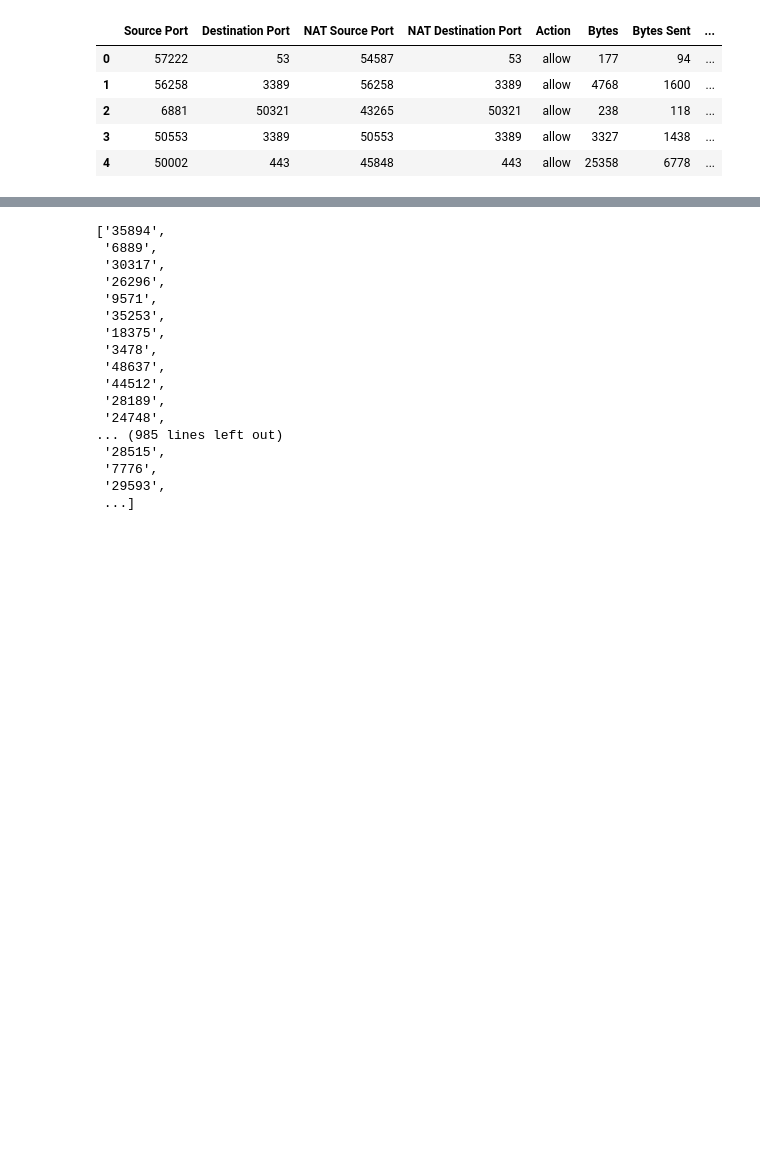
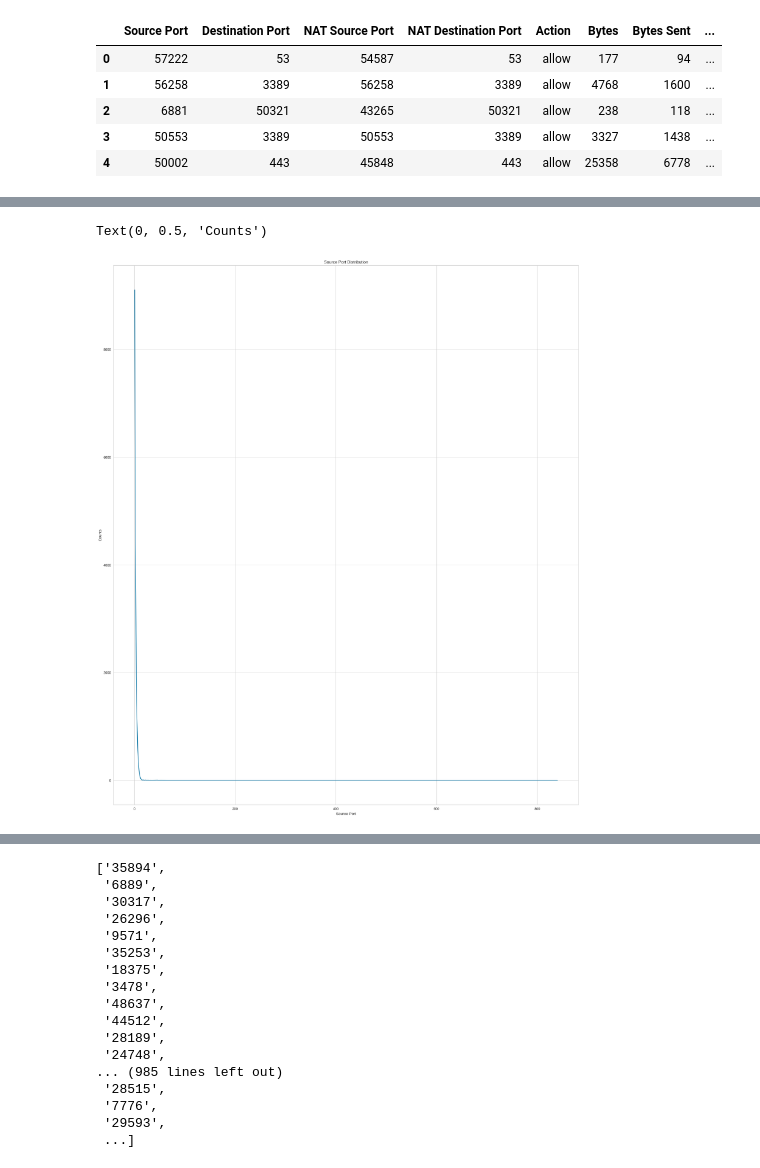
Before and after one commit to KendallScott/QTW, a Jupyter notebook: Case Study 5/Case_Study_5.ipynb, the cells around one changed output, grey strips where cells are left out. Drawn from its saved outputs; the diff is of its cells as text; code cells hidden in the pictures; blank space fills up the shorter version.

```diff
--- a/Case Study 5/Case_Study_5.ipynb
+++ b/Case Study 5/Case_Study_5.ipynb
@@ -110,0 +107,3 @@ sns.histplot(data=df, y="Source Port")
+# %%
+sp_agg = df.groupby(['Source Port']).size().reset_index(name='counts')
+sp_agg
@@ -110,0 +124,3 @@ sns.histplot(data=df, y="Source Port")
+# %%
+sp_counts = sp_agg.groupby(['counts']).size().reset_index(name='Number_of_counts')
+sp_counts
@@ -110,0 +145,15 @@ sns.histplot(data=df, y="Source Port")
+# %%
+fig, ax = plt.subplots(figsize=(24,28))
+
+# Generate sequential data and plot
+x = sp_counts['counts']
+y = sp_counts['Number_of_counts']
+ax.plot(x, y)
+
+# Add title and axis names
+ax.set_title('Source Port Distribution')
+ax.set_xlabel('Source Port')
+ax.set_ylabel('Counts')
+# %% [output]
+Text(0, 0.5, 'Counts')
+[figure, added]
```
Also changed, not shown: parts of 15 cells of this notebook.
